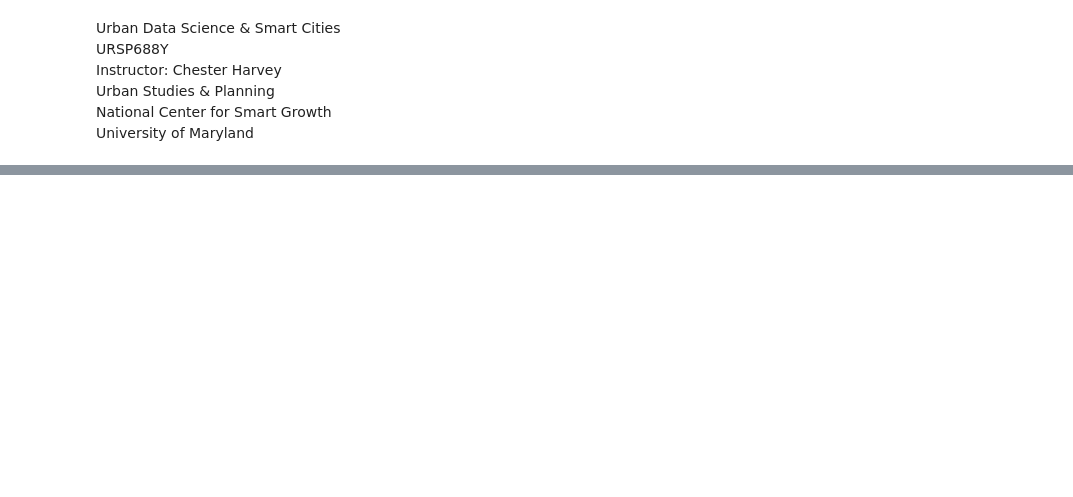
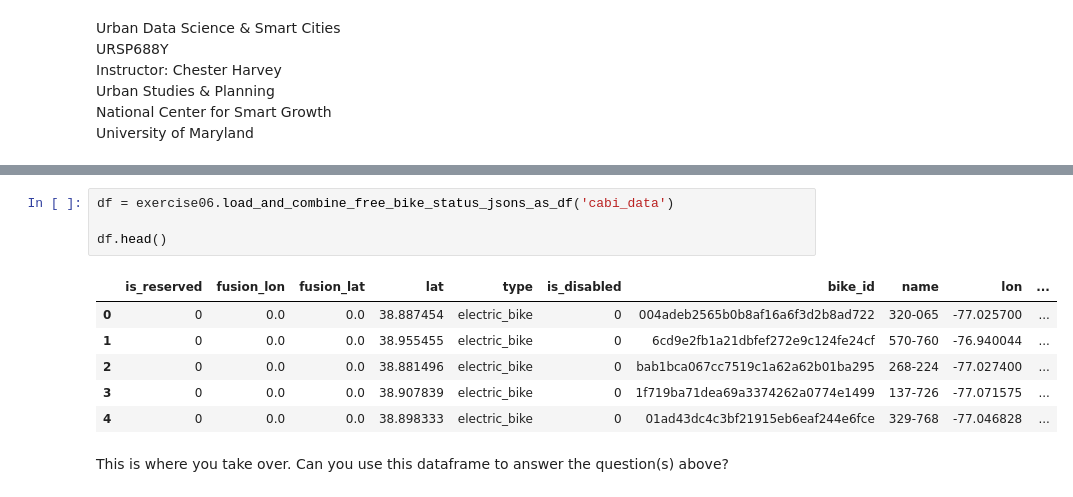
Before and after one commit to ncsg/ursp688y_sp2023, a Jupyter notebook: exercises/exercise06/exercise06.ipynb, the cells around one changed output, grey strips where cells are left out. Drawn from its saved outputs; the diff is of its cells as text; blank space fills up the shorter version.

Commit message:
exercise 6 updates

```diff
--- a/exercises/exercise06/exercise06.ipynb
+++ b/exercises/exercise06/exercise06.ipynb
@@ -42,0 +123,13 @@ As usual, please wrap the code for your solution in a function, and put that fun
+# %%
+df = exercise06.load_and_combine_free_bike_status_jsons_as_df('cabi_data')
+
+df.head()
+# %% [output]
+|  | is_reserved | fusion_lon | fusion_lat | lat | type | is_disabled | bike_id | name | lon | ... |
+| 0 | 0 | 0.0 | 0.0 | 38.887454 | electric_bike | 0 | 004adeb2565b0b8af16a6f3d2b8ad722 | 320-065 | -77.025700 | ... |
+| 1 | 0 | 0.0 | 0.0 | 38.955455 | electric_bike | 0 | 6cd9e2fb1a21dbfef272e9c124fe24cf | 570-760 | -76.940044 | ... |
+| 2 | 0 | 0.0 | 0.0 | 38.881496 | electric_bike | 0 | bab1bca067cc7519c1a62a62b01ba295 | 268-224 | -77.027400 | ... |
+| 3 | 0 | 0.0 | 0.0 | 38.907839 | electric_bike | 0 | 1f719ba71dea69a3374262a0774e1499 | 137-726 | -77.071575 | ... |
+| 4 | 0 | 0.0 | 0.0 | 38.898333 | electric_bike | 0 | 01ad43dc4c3bf21915eb6eaf244e6fce | 329-768 | -77.046828 | ... |
+# %% [markdown]
+This is where you take over. Can you use this dataframe to answer the question(s) above?
```
Also changed, not shown: parts of 15 cells of this notebook, 1 other file.
